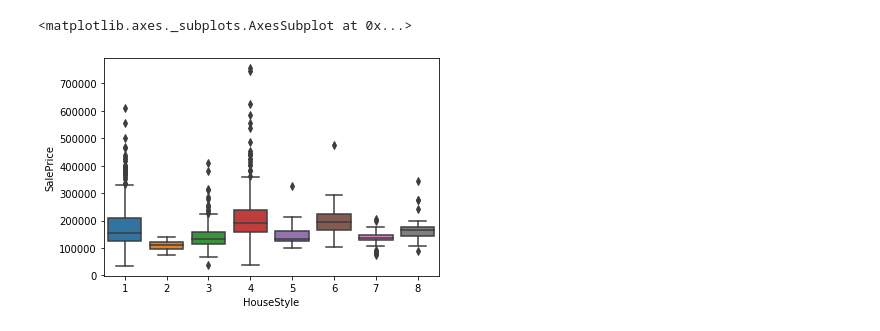
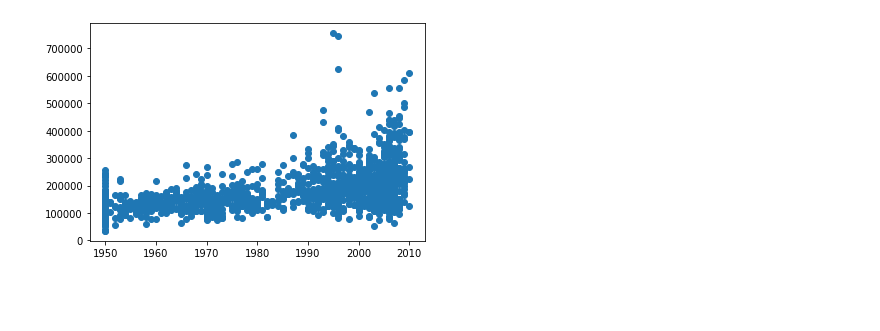
Before and after one commit to astramax57/house-prices, a Jupyter notebook: hp_analyze_iter2.ipynb, the cells around one changed output. Saved outputs shown, nothing was run; the diff lists cells and outputs as text; code cells hidden in the pictures; blank space fills up the shorter version.

```diff
--- a/hp_analyze_iter2.ipynb
+++ b/hp_analyze_iter2.ipynb
@@ -48,5 +39,4 @@ plt.scatter(x=df_train['LotArea'], y=(df_train['SalePrice']));
-# %%
-sns.boxplot(x='HouseStyle', y='SalePrice', data=df_train)
-# %% [output]
-<matplotlib.axes._subplots.AxesSubplot at 0x...>
-[figure, removed]
+# %%
+plt.scatter(x=(df_train['YearRemodAdd']), y=(df_train['SalePrice']));
+# %% [output]
+[figure, added]
```
Also changed, not shown: parts of 11 cells of this notebook, 6 other files.
